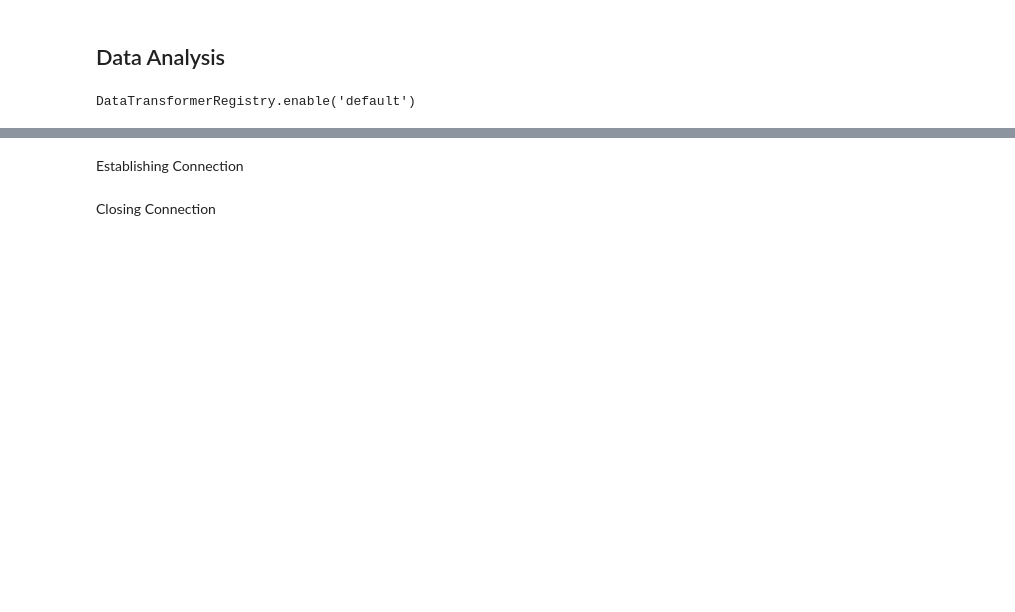
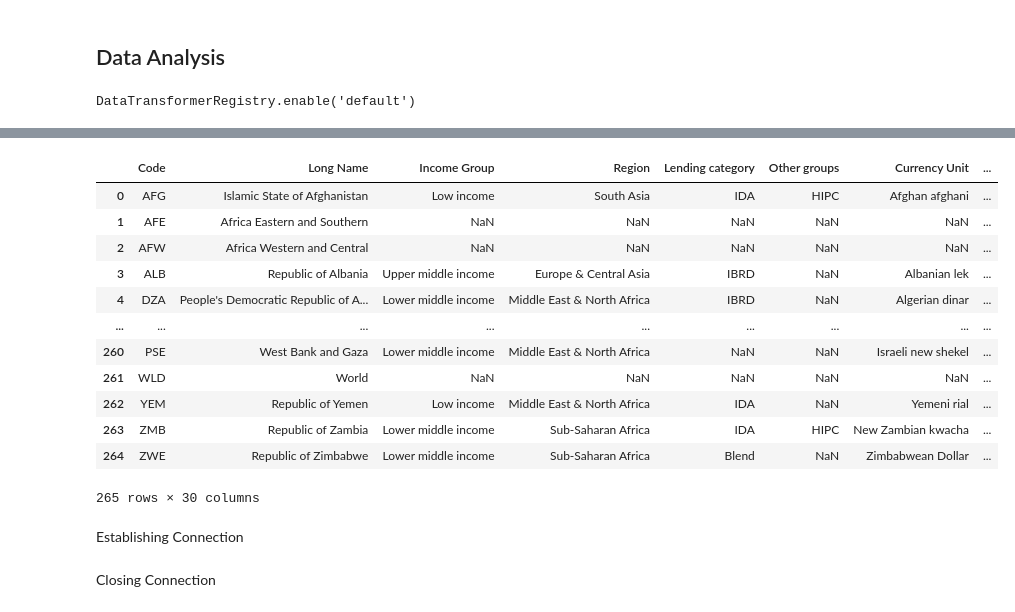
Before and after one commit to IShaalan/BAIT580A---Project-Repo, a Jupyter notebook: analysis.ipynb, the cells around one changed output, grey strips where cells are left out. Cells and saved outputs as stored; diff of their text form; code cells hidden in the pictures; blank space fills up the shorter version.

```diff
--- a/analysis.ipynb
+++ b/analysis.ipynb
@@ -66,3 +67,20 @@ x.tail(20)
+# %%
+d = pd.read_excel('data/worldbank_development_indicators.xlsx',sheet_name='Country - Metadata')
+d
+# %% [output]
+|  | Code | Long Name | Income Group | Region | Lending category | Other groups | Currency Unit | ... |
+| 0 | AFG | Islamic State of Afghanistan | Low income | South Asia | IDA | HIPC | Afghan afghani | ... |
+| 1 | AFE | Africa Eastern and Southern | NaN | NaN | NaN | NaN | NaN | ... |
+| 2 | AFW | Africa Western and Central | NaN | NaN | NaN | NaN | NaN | ... |
+| 3 | ALB | Republic of Albania | Upper middle income | Europe & Central Asia | IBRD | NaN | Albanian lek | ... |
+| 4 | DZA | People's Democratic Republic of A... | Lower middle income | Middle East & North Africa | IBRD | NaN | Algerian dinar | ... |
+| ... | ... | ... | ... | ... | ... | ... | ... | ... |
+| 260 | PSE | West Bank and Gaza | Lower middle income | Middle East & North Africa | NaN | NaN | Israeli new shekel | ... |
+| 261 | WLD | World | NaN | NaN | NaN | NaN | NaN | ... |
+| 262 | YEM | Republic of Yemen | Low income | Middle East & North Africa | IDA | NaN | Yemeni rial | ... |
+| 263 | ZMB | Republic of Zambia | Lower middle income | Sub-Saharan Africa | IDA | HIPC | New Zambian kwacha | ... |
+| 264 | ZWE | Republic of Zimbabwe | Lower middle income | Sub-Saharan Africa | Blend | NaN | Zimbabwean Dollar | ... |
+265 rows × 30 columns
 # %% [markdown]
 Establishing Connection
 # %%
```
Also changed, not shown: parts of 1 cell of this notebook, 6 other files.
